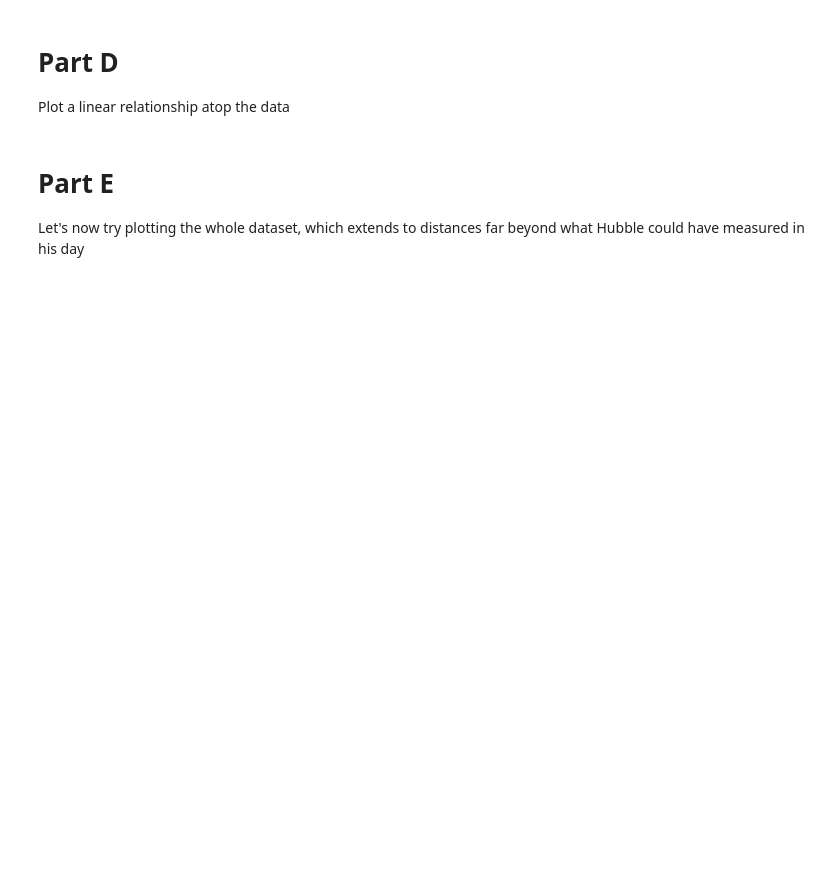
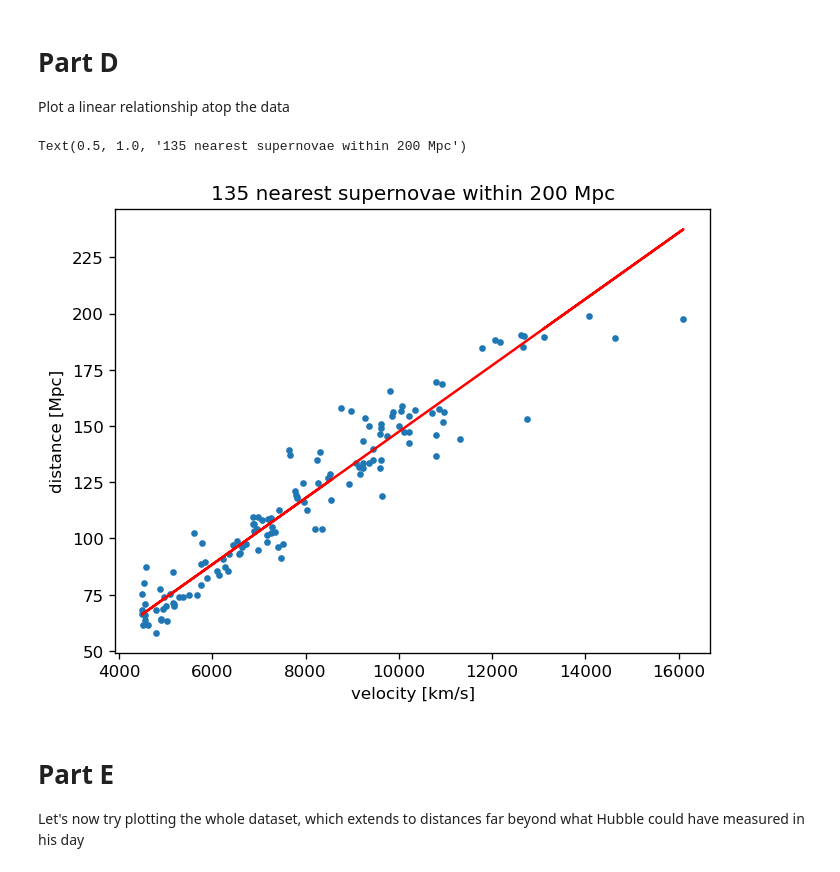
Before and after one commit to jaymotka/400B_2023_motka, a Jupyter notebook: Labs/Lab13/Lab13.ipynb, the cells around one changed output. Saved outputs shown, nothing was run; the diff lists cells and outputs as text; code cells hidden in the pictures; blank space fills up the shorter version.

```diff
--- a/Labs/Lab13/Lab13.ipynb
+++ b/Labs/Lab13/Lab13.ipynb
@@ -157,3 +186,5 @@ Plot a linear relationship atop the data
 
 # 1/Ho ~ Age of the universe
 # this line is equivalently = t_age * VR[near] --> constant expansion over time.
+
+modelLD = VR/BenchMark.Ho
@@ -163,3 +191,22 @@ Plot a linear relationship atop the data
+# %%
+# Recreate the plot, now including the linear model
+# FILL THIS IN
+
+plt.rcParams["figure.dpi"] = 120
+
+# Fill this in
+plt.plot(VR[near], LD[near],'.')
+
+plt.plot(VR[near], modelLD[near],'r')
+
+plt.xlabel('velocity [km/s]')
+plt.ylabel('distance [Mpc]')
+
+# Fill this in :   Add a relevant title
+plt.title(f"{nNear} nearest supernovae within 200 Mpc")
+# %% [output]
+Text(0.5, 1.0, '135 nearest supernovae within 200 Mpc')
+[figure, added]
 # %% [markdown]
 # Part E
 
```
Also changed, not shown: parts of 22 cells of this notebook, 8 other files.
